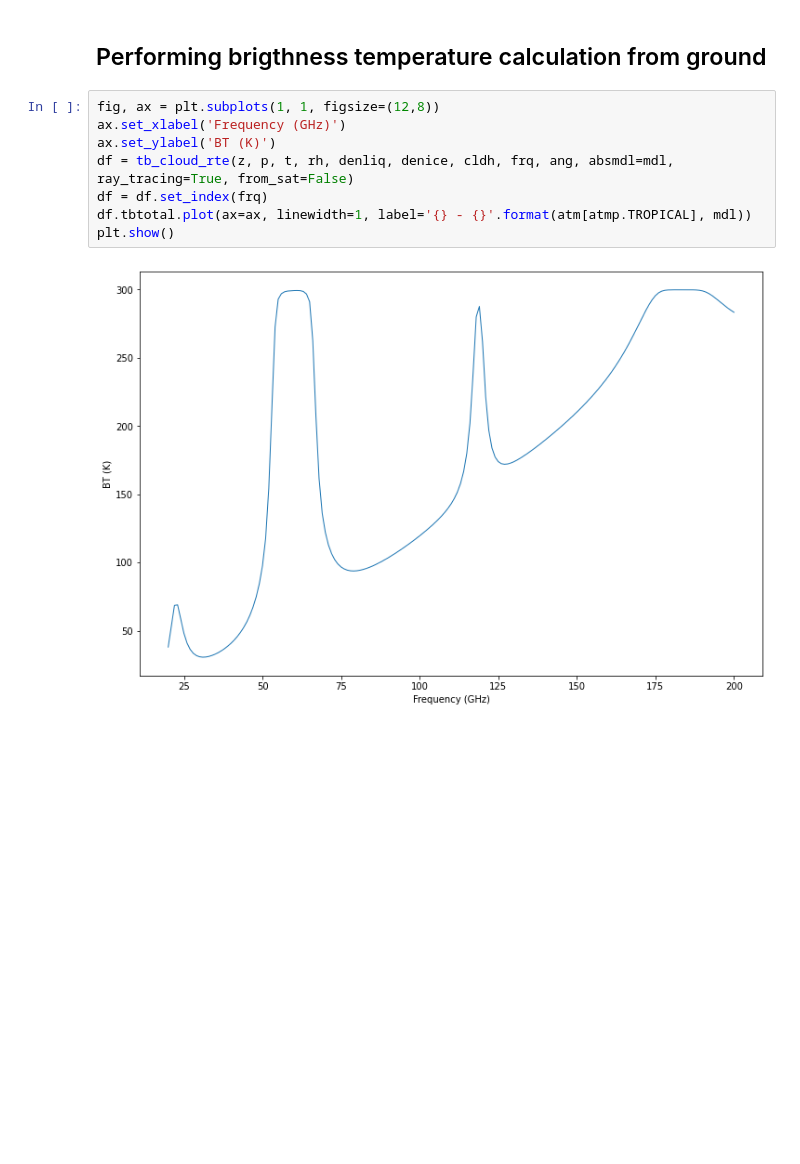
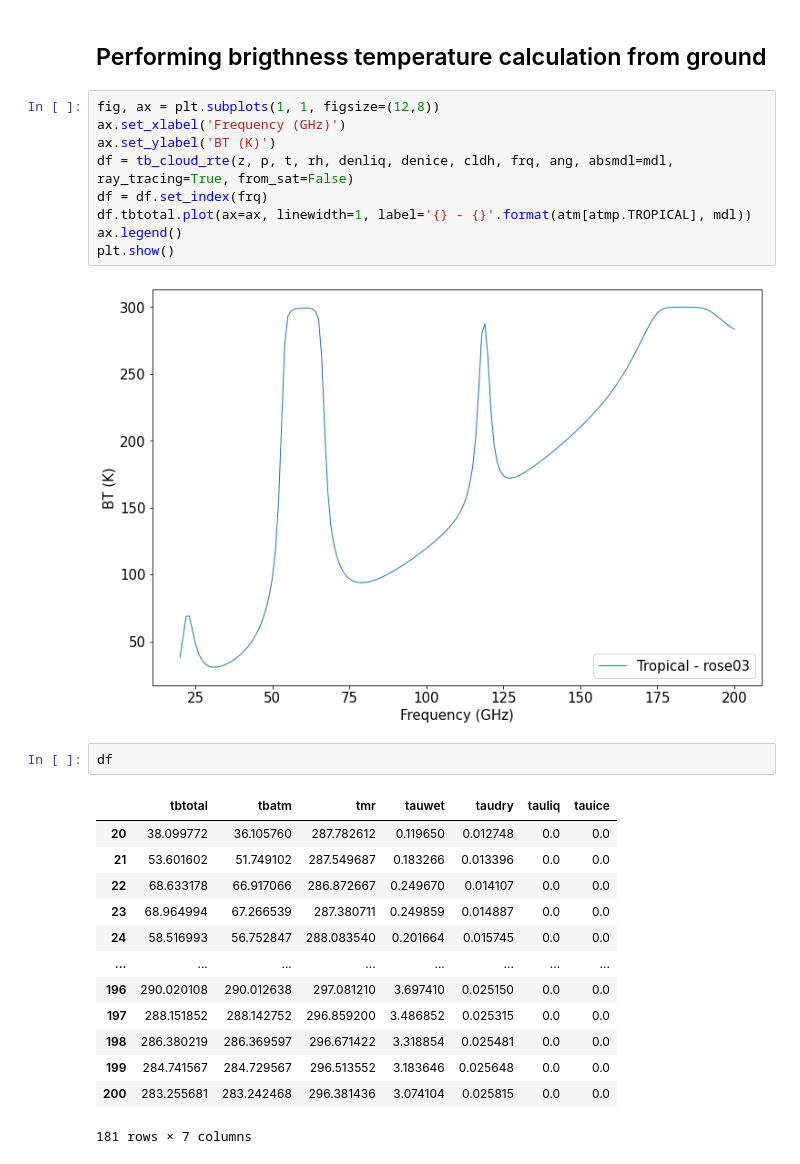
Before and after one commit to SatCloP/pyrtlib, a Jupyter notebook: docs/source/tutorial.ipynb, the cells around one changed output. Drawn from its saved outputs; the diff is of its cells as text; blank space fills up the shorter version.

```diff
--- a/docs/source/tutorial.ipynb
+++ b/docs/source/tutorial.ipynb
@@ -112,6 +118,23 @@ ax.set_ylabel('BT (K)')
 df = tb_cloud_rte(z, p, t, rh, denliq, denice, cldh, frq, ang, absmdl=mdl, ray_tracing=True, from_sat=False)
 df = df.set_index(frq)
 df.tbtotal.plot(ax=ax, linewidth=1, label='{} - {}'.format(atm[atmp.TROPICAL], mdl))
+ax.legend()
 plt.show()
 # %% [output]
-[figure, old version]
+[figure, new version]
+# %%
+df
+# %% [output]
+|  | tbtotal | tbatm | tmr | tauwet | taudry | tauliq | tauice |
+| 20 | 38.099772 | 36.105760 | 287.782612 | 0.119650 | 0.012748 | 0.0 | 0.0 |
+| 21 | 53.601602 | 51.749102 | 287.549687 | 0.183266 | 0.013396 | 0.0 | 0.0 |
+| 22 | 68.633178 | 66.917066 | 286.872667 | 0.249670 | 0.014107 | 0.0 | 0.0 |
+| 23 | 68.964994 | 67.266539 | 287.380711 | 0.249859 | 0.014887 | 0.0 | 0.0 |
+| 24 | 58.516993 | 56.752847 | 288.083540 | 0.201664 | 0.015745 | 0.0 | 0.0 |
+| ... | ... | ... | ... | ... | ... | ... | ... |
+| 196 | 290.020108 | 290.012638 | 297.081210 | 3.697410 | 0.025150 | 0.0 | 0.0 |
+| 197 | 288.151852 | 288.142752 | 296.859200 | 3.486852 | 0.025315 | 0.0 | 0.0 |
+| 198 | 286.380219 | 286.369597 | 296.671422 | 3.318854 | 0.025481 | 0.0 | 0.0 |
+| 199 | 284.741567 | 284.729567 | 296.513552 | 3.183646 | 0.025648 | 0.0 | 0.0 |
+| 200 | 283.255681 | 283.242468 | 296.381436 | 3.074104 | 0.025815 | 0.0 | 0.0 |
+181 rows × 7 columns
```
Also changed, not shown: parts of 6 cells of this notebook, 25 other files.
